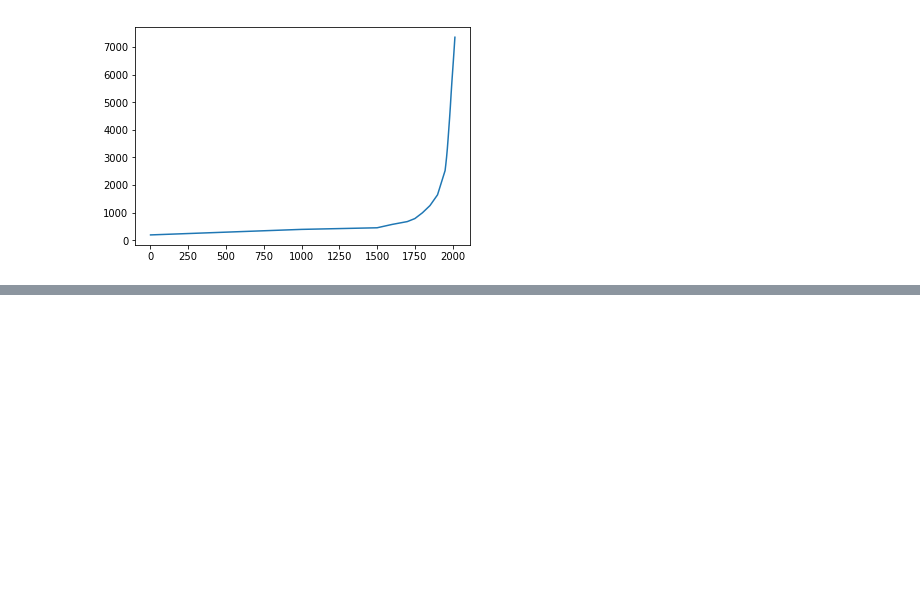
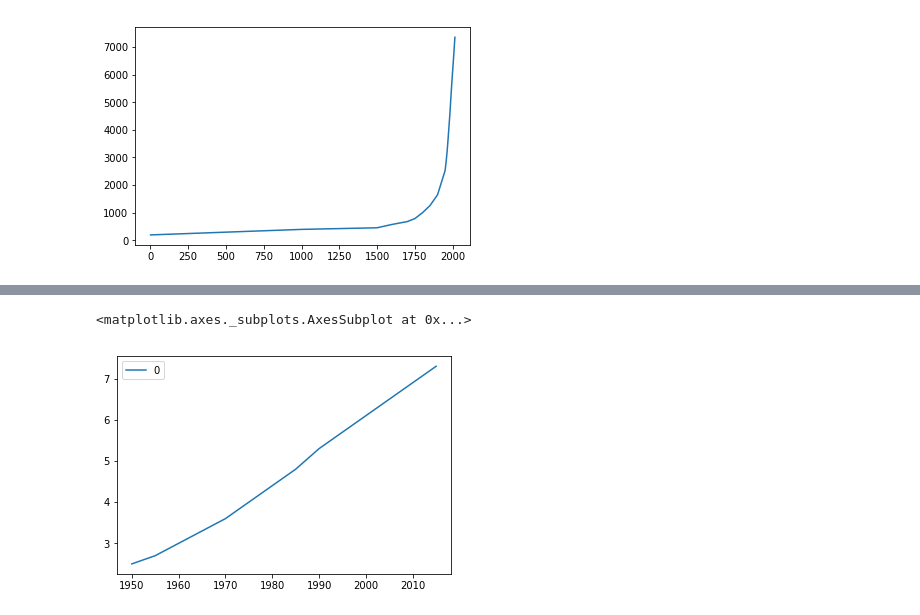
Before and after one commit to jhonasttan/pythonBegToAdClass, a Jupyter notebook: sect14-project9-DataVisiualization/mainNoteBook.ipynb, the cells around one changed output, grey strips where cells are left out. Cells and saved outputs as stored; diff of their text form; code cells hidden in the pictures; blank space fills up the shorter version.

```diff
--- a/sect14-project9-DataVisiualization/mainNoteBook.ipynb
+++ b/sect14-project9-DataVisiualization/mainNoteBook.ipynb
@@ -15,0 +48,5 @@ plt.plot(years, pop)
+# %%
+pd.DataFrame(pop, index=years).plot()
+# %% [output]
+<matplotlib.axes._subplots.AxesSubplot at 0x...>
+[figure, added]
```
Also changed, not shown: parts of 7 cells of this notebook, 1 other file.
